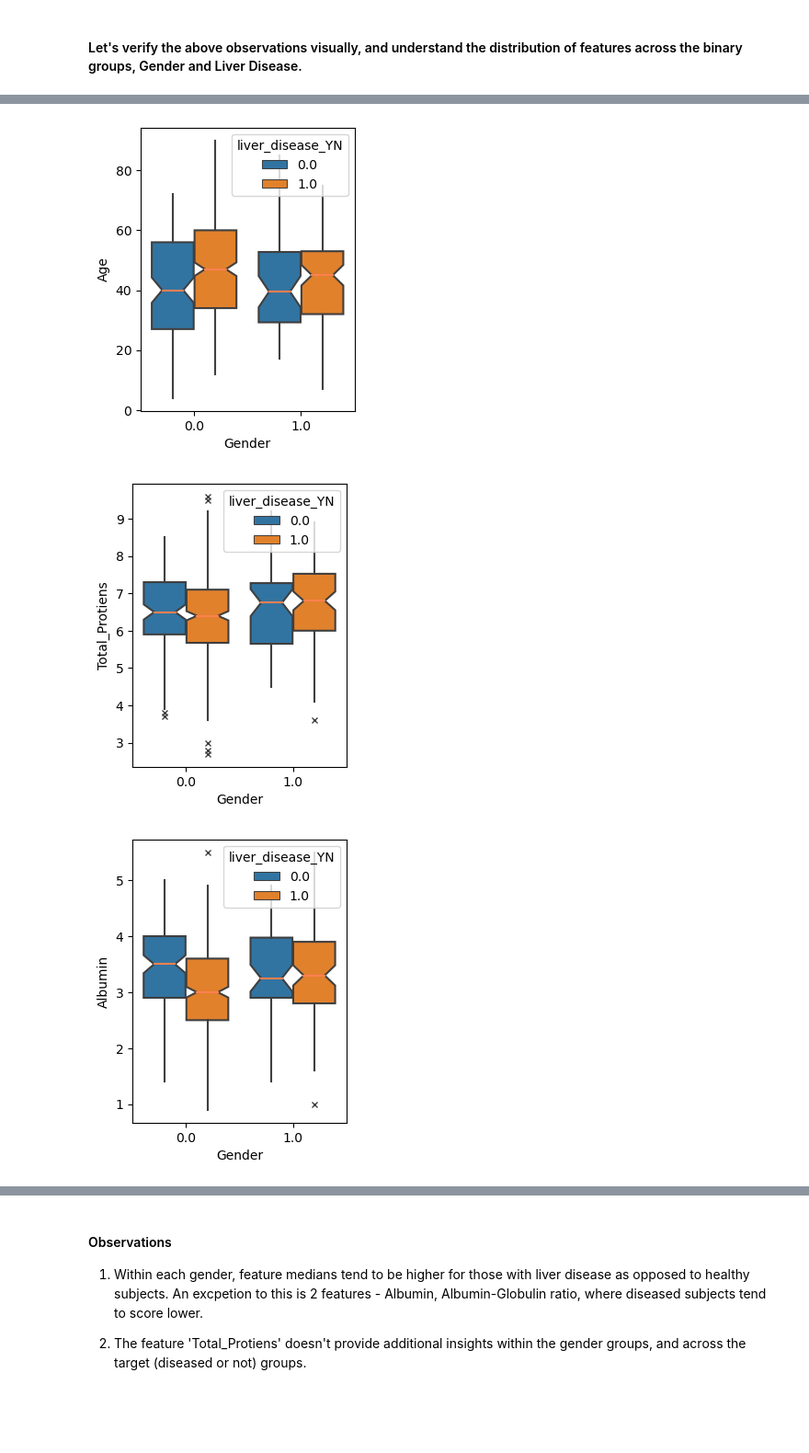
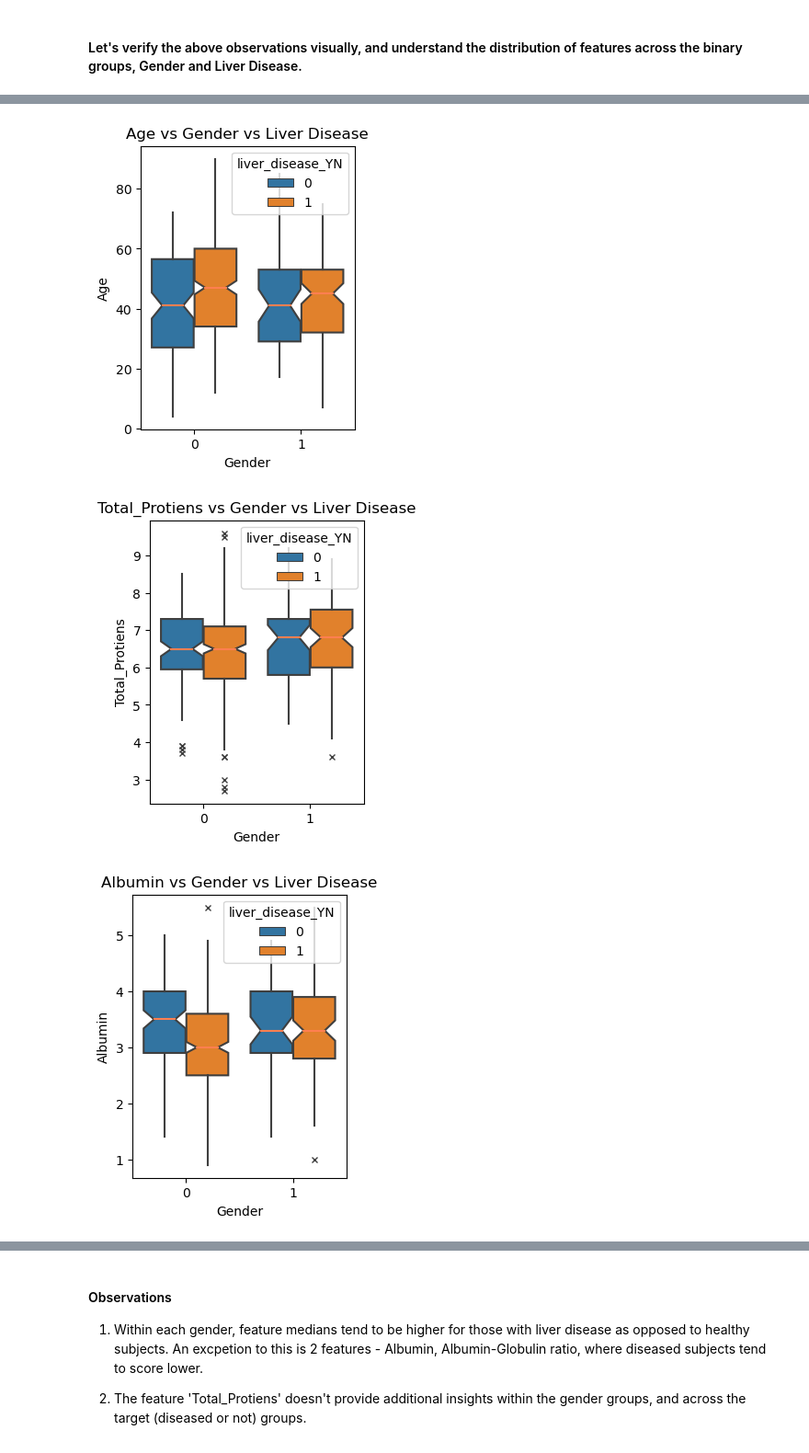
Before and after one commit to hantablack9/Indian-Liver-Patients-Classification, a Jupyter notebook: indian-liver-patients-classification.ipynb, the cells around one changed output, grey strips where cells are left out. Shown at 92% size. Saved outputs shown, nothing was run; the diff lists cells and outputs as text; code cells hidden in the pictures; blank space fills up the shorter version.

Commit message:
Kaggle Notebook | Indian Liver Patients Classification | Version 4

```diff
--- a/indian-liver-patients-classification.ipynb
+++ b/indian-liver-patients-classification.ipynb
@@ -62,0 +67,3 @@ df = liv.copy()
+# %%
+print(df.duplicated().sum())
+df = df.drop_duplicates().reset_index().drop('index', axis = 1)
@@ -138,8 +132,2 @@ df.replace(gender_replace_dict, inplace = True)
 target_replace_dict = {1:1, 2:0}
 df['liver_disease_YN'].replace(target_replace_dict, inplace = True)
-# %%
-from sklearn.impute import SimpleImputer
-imputer = SimpleImputer(strategy='median')
-
-df = imputer.fit_transform(df)
-df = pd.DataFrame(df, columns = liv.columns)
@@ -145,0 +148,3 @@ df = pd.DataFrame(df, columns = liv.columns)
+# %%
+median_AG_ratio_by_gender = df.groupby('Gender')['Albumin_and_Globulin_Ratio'].median()
+median_AG_ratio_by_gender
@@ -146,3 +156,5 @@ df = pd.DataFrame(df, columns = liv.columns)
+# %%
+df['Albumin_and_Globulin_Ratio'] = df['Albumin_and_Globulin_Ratio'].fillna(df['Gender'].map(median_AG_ratio_by_gender))
 # %%
 df.skew()
 # %% [output]
@@ -264,14 +286,16 @@ df[df.liver_disease_YN == 1].groupby('Gender').median()
 # %%
 print(gender_replace_dict)
 
 for feature in df.drop(['Gender', 'liver_disease_YN'],axis=1).columns:
     plt.figure(figsize=(3,4))
     sns.boxplot(df, x = 'Gender', y = feature, notch = True, flierprops={"marker": "x"},
                 showcaps=False, medianprops={"color": "coral"}, hue = 'liver_disease_YN', dodge = True) #customizing the boxplots
+    plt.title(f'{feature} vs Gender vs Liver Disease')
     fig.savefig(f'boxplot_{feature}_gender.png', bbox_inches='tight')
+
     plt.show();
 # %% [output]
 {'Male': 0, 'Female': 1}
-[figure, old version]
+[figure, new version]
-[figure, old version]
+[figure, new version]
-[figure, old version]
+[figure, new version]
```
Also changed, not shown: parts of 44 cells of this notebook.
